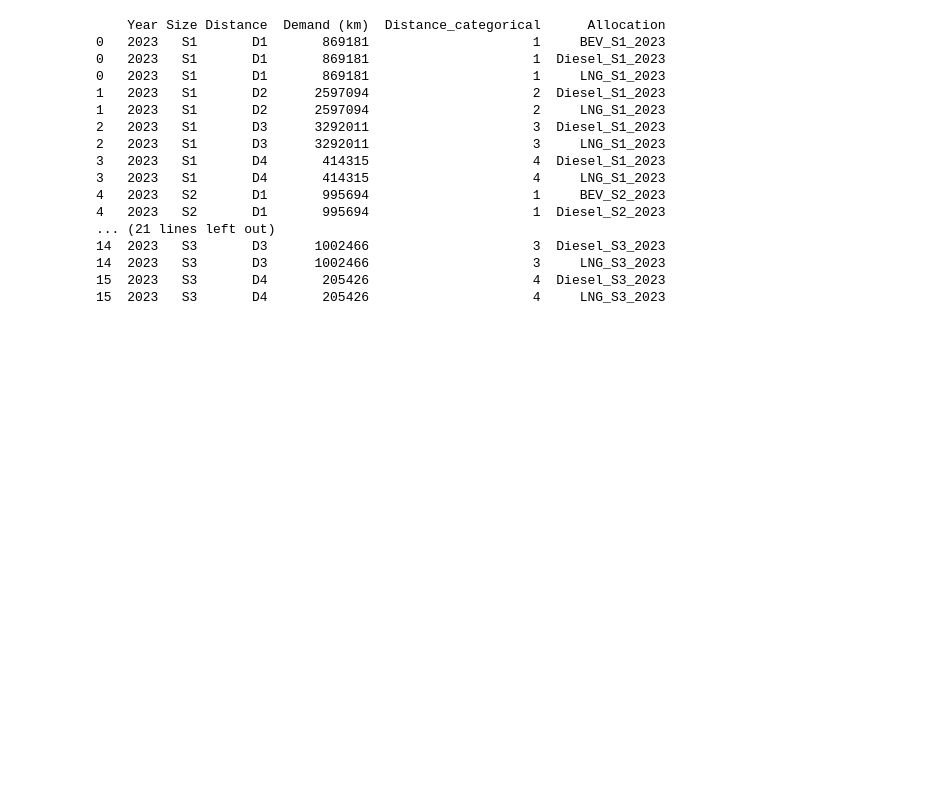
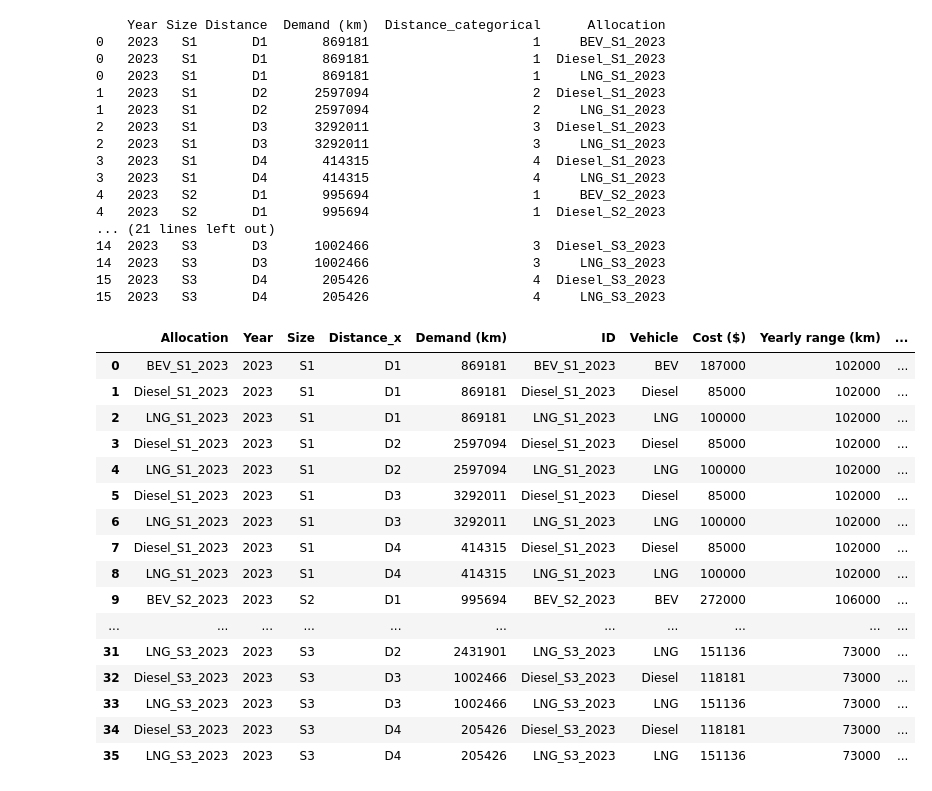
Before and after one commit to yashyaks/FleetStructureOptimization, a Jupyter notebook: demand.ipynb, the cells around one changed output. Drawn from its saved outputs; the diff is of its cells as text; code cells hidden in the pictures; blank space fills up the shorter version.

```diff
--- a/demand.ipynb
+++ b/demand.ipynb
@@ -109,5 +109,25 @@ print(df_exploded)
 15  2023   S3       D4       205426                     4  Diesel_S3_2023
 15  2023   S3       D4       205426                     4     LNG_S3_2023
 # %%
-df = pd.merge(df_exploded, vehicles_df, how='inner', left_on='Allocation', right_on='ID')
+df = pd.merge(df_exploded[['Allocation', 'Year', 'Size', 'Distance', 'Demand (km)']], vehicles_df[['ID','Vehicle', 'Cost ($)', 'Yearly range (km)', 'Distance']], how='left', left_on='Allocation', right_on='ID')
+# %%
+df
+# %% [output]
+|  | Allocation | Year | Size | Distance_x | Demand (km) | ID | Vehicle | Cost ($) | Yearly range (km) | ... |
+| 0 | BEV_S1_2023 | 2023 | S1 | D1 | 869181 | BEV_S1_2023 | BEV | 187000 | 102000 | ... |
+| 1 | Diesel_S1_2023 | 2023 | S1 | D1 | 869181 | Diesel_S1_2023 | Diesel | 85000 | 102000 | ... |
+| 2 | LNG_S1_2023 | 2023 | S1 | D1 | 869181 | LNG_S1_2023 | LNG | 100000 | 102000 | ... |
+| 3 | Diesel_S1_2023 | 2023 | S1 | D2 | 2597094 | Diesel_S1_2023 | Diesel | 85000 | 102000 | ... |
+| 4 | LNG_S1_2023 | 2023 | S1 | D2 | 2597094 | LNG_S1_2023 | LNG | 100000 | 102000 | ... |
+| 5 | Diesel_S1_2023 | 2023 | S1 | D3 | 3292011 | Diesel_S1_2023 | Diesel | 85000 | 102000 | ... |
+| 6 | LNG_S1_2023 | 2023 | S1 | D3 | 3292011 | LNG_S1_2023 | LNG | 100000 | 102000 | ... |
+| 7 | Diesel_S1_2023 | 2023 | S1 | D4 | 414315 | Diesel_S1_2023 | Diesel | 85000 | 102000 | ... |
+| 8 | LNG_S1_2023 | 2023 | S1 | D4 | 414315 | LNG_S1_2023 | LNG | 100000 | 102000 | ... |
+| 9 | BEV_S2_2023 | 2023 | S2 | D1 | 995694 | BEV_S2_2023 | BEV | 272000 | 106000 | ... |
+| ... | ... | ... | ... | ... | ... | ... | ... | ... | ... | ... |
+| 31 | LNG_S3_2023 | 2023 | S3 | D2 | 2431901 | LNG_S3_2023 | LNG | 151136 | 73000 | ... |
+| 32 | Diesel_S3_2023 | 2023 | S3 | D3 | 1002466 | Diesel_S3_2023 | Diesel | 118181 | 73000 | ... |
+| 33 | LNG_S3_2023 | 2023 | S3 | D3 | 1002466 | LNG_S3_2023 | LNG | 151136 | 73000 | ... |
+| 34 | Diesel_S3_2023 | 2023 | S3 | D4 | 205426 | Diesel_S3_2023 | Diesel | 118181 | 73000 | ... |
+| 35 | LNG_S3_2023 | 2023 | S3 | D4 | 205426 | LNG_S3_2023 | LNG | 151136 | 73000 | ... |
 # %%
```
Also changed, not shown: parts of 26 cells of this notebook, 2 other files.
